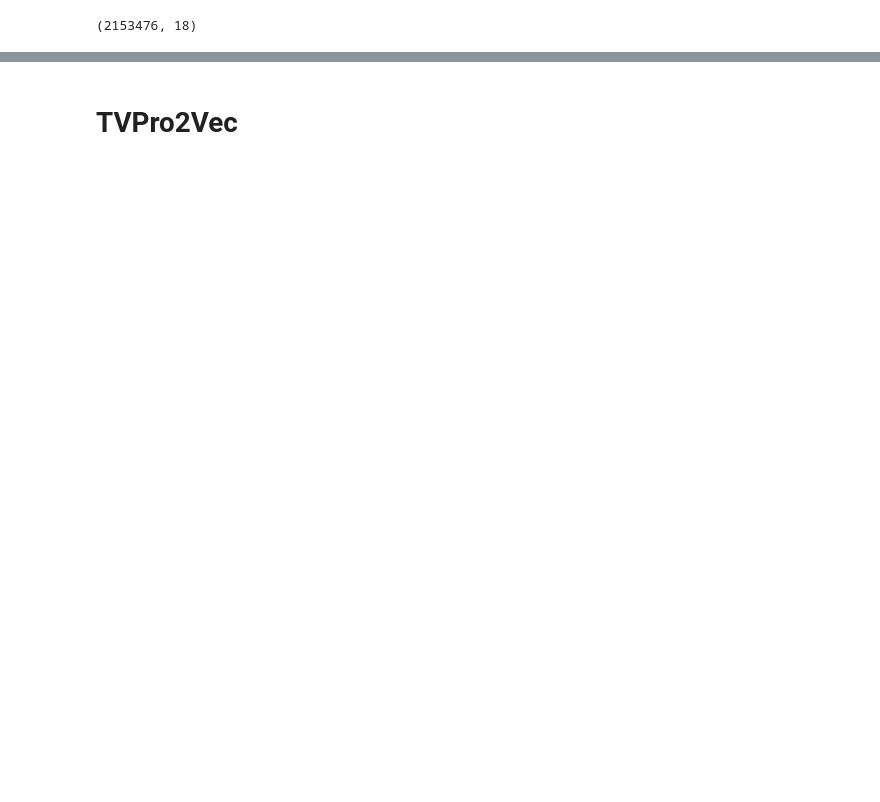
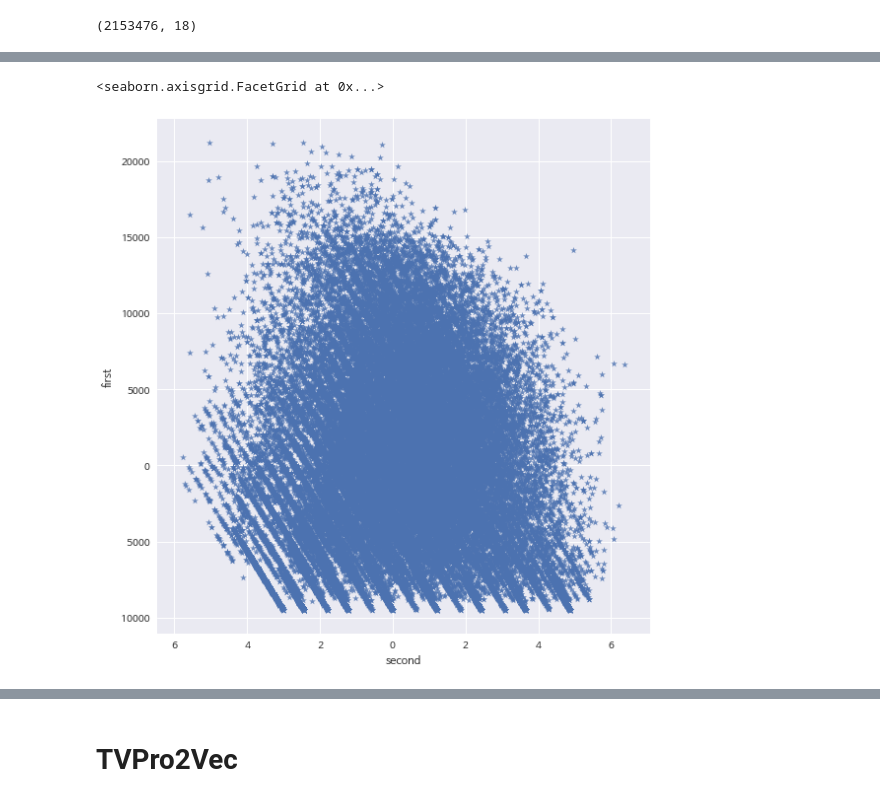
Before and after one commit to ryuqae/SBS, a Jupyter notebook: STEP4_Viewer Clustering.ipynb, the cells around one changed output, grey strips where cells are left out. Cells and saved outputs as stored; diff of their text form; code cells hidden in the pictures; blank space fills up the shorter version.

```diff
--- a/STEP4_Viewer Clustering.ipynb
+++ b/STEP4_Viewer Clustering.ipynb
@@ -60,0 +213,6 @@ temp['종단'] = list(zip(temp.진입시간대, temp.이탈시간대))
+# %%
+pca = PCA(n_components=2)
+projection = pd.DataFrame(pca.fit_transform(vec_extend))
+projection.columns = ['first', 'second']
+projection['group'] = labs[idx]
+projection.sort_values(by='group').sample(5)
@@ -60,0 +226,5 @@ temp['종단'] = list(zip(temp.진입시간대, temp.이탈시간대))
+# %%
+sns.lmplot("second", "first", data=projection, fit_reg=False, size=8, markers='*')
+# %% [output]
+<seaborn.axisgrid.FacetGrid at 0x...>
+[figure, added]
```
Also changed, not shown: parts of 61 cells of this notebook, 2 other files.
